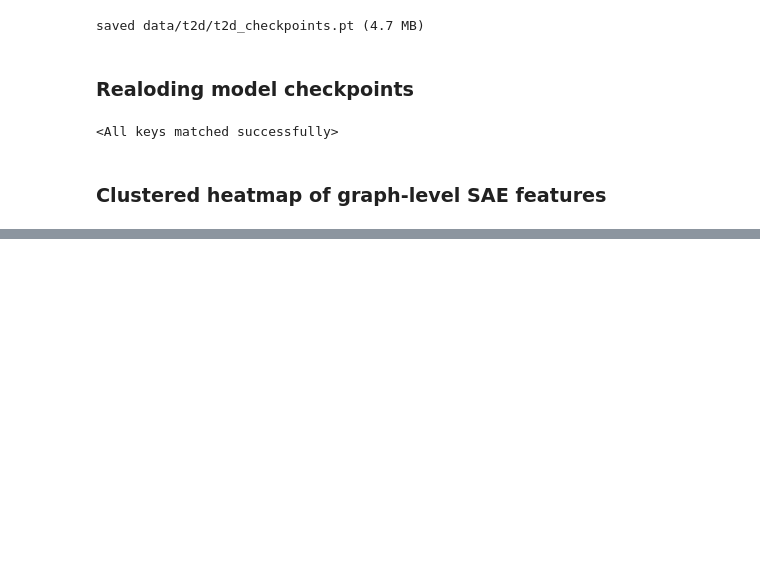
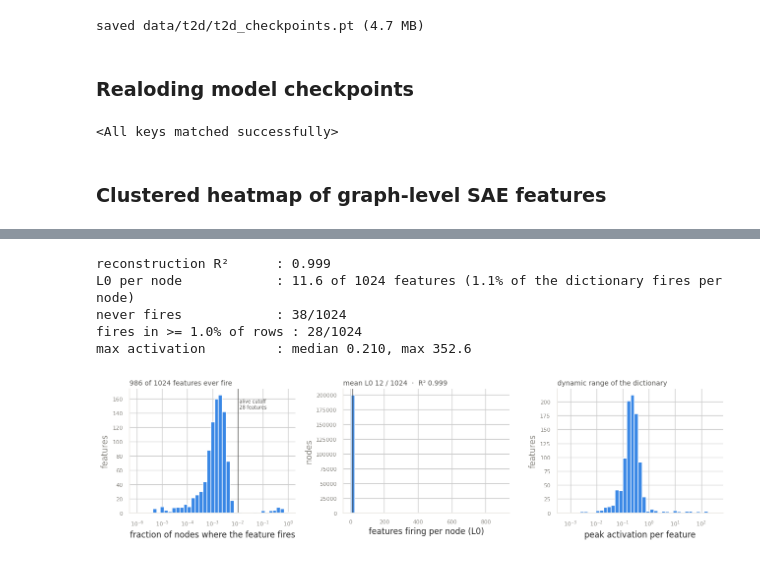
Before and after one commit to Multiomics-Analytics-Group/gea, a Jupyter notebook: docs/tutorial/demo-t2d.ipynb, the cells around one changed output, grey strips where cells are left out. Cells and saved outputs as stored; diff of their text form; code cells hidden in the pictures; blank space fills up the shorter version.

```diff
--- a/docs/tutorial/demo-t2d.ipynb
+++ b/docs/tutorial/demo-t2d.ipynb
@@ -920,0 +946,36 @@ Alive: 28/1024 features (996 dead or constant, dropped)
+# %%
+from gea_gene_nets.annotation_funcs import fetch_gene_sets, geneSetAnnotation, gene_set_matrix
+
+# ── Resume point ────────────────────────────────────────────────────────────
+# The node universe is the gene order the graphs were built with; after a kernel
+# restart it travels in the checkpoint, and mygene gives back the symbols the
+# Enrichr libraries are indexed by.
+try:
+    emb_paths, gene_list_ppi, ensembl_to_symbol
+except NameError:
+    import mygene
+    emb_paths     = ckpt["embedding_paths"]
+    gene_list_ppi = ckpt["gene_order"]
+    info = mygene.MyGeneInfo().querymany(
+        gene_list_ppi, scopes="ensembl.gene", fields="symbol",
+        species="mouse", as_dataframe=True, verbose=False,
+    )
+    ensembl_to_symbol = info[~info.index.duplicated(keep="first")]["symbol"].dropna().to_dict()
+    print("(resumed) reloaded gene order and re-queried mouse symbols")
+
+# Mouse pathway libraries, served by modEnrichr (organism="Mouse", not the human
+# default). GO_Biological_Process_2023 is available too but adds thousands of highly
+# redundant terms, so start from the pathway libraries.
+gene_sets = fetch_gene_sets(
+    libraries=["KEGG_2019_Mouse", "WikiPathways_2019_Mouse"], organism="Mouse",
+)
+
+# One 0/1 mask per term over the graph nodes — the counterpart of the SMARTS motif
+# masks. Terms with <5 of our genes cannot yield a meaningful F1 (one shared gene
+# makes any feature a perfect match); terms with >300 are too broad to interpret.
+term_masks = geneSetAnnotation(
+    gene_list_ppi, gene_sets, ensembl_to_symbol=ensembl_to_symbol,
+    min_genes=5, max_genes=300,
+)
+terms = gene_set_matrix(term_masks, gene_list_ppi)   # genes × terms, for inspection
+terms.iloc[:4, :3]
@@ -920,0 +1178,16 @@ Alive: 28/1024 features (996 dead or constant, dropped)
+# %%
+from gea_gene_nets.annotation_funcs import sae_health, plot_sae_health
+
+# Reconstruction, sparsity and dictionary use — the three ways an SAE fails.
+health = sae_health(sae_node, emb_paths["node"], device=device)
+
+fig, axes = plot_sae_health(health)
+fig.savefig("data/t2d/t2d_sae_node_health.png", dpi=200,
+            bbox_inches="tight", facecolor="#fcfcfb")
+# %% [output]
+reconstruction R²      : 0.999
+L0 per node            : 11.6 of 1024 features (1.1% of the dictionary fires per node)
+never fires            : 38/1024
+fires in >= 1.0% of rows : 28/1024
+max activation         : median 0.210, max 352.6
+[figure, added]
```
Also changed, not shown: parts of 28 cells of this notebook, 3 other files.
